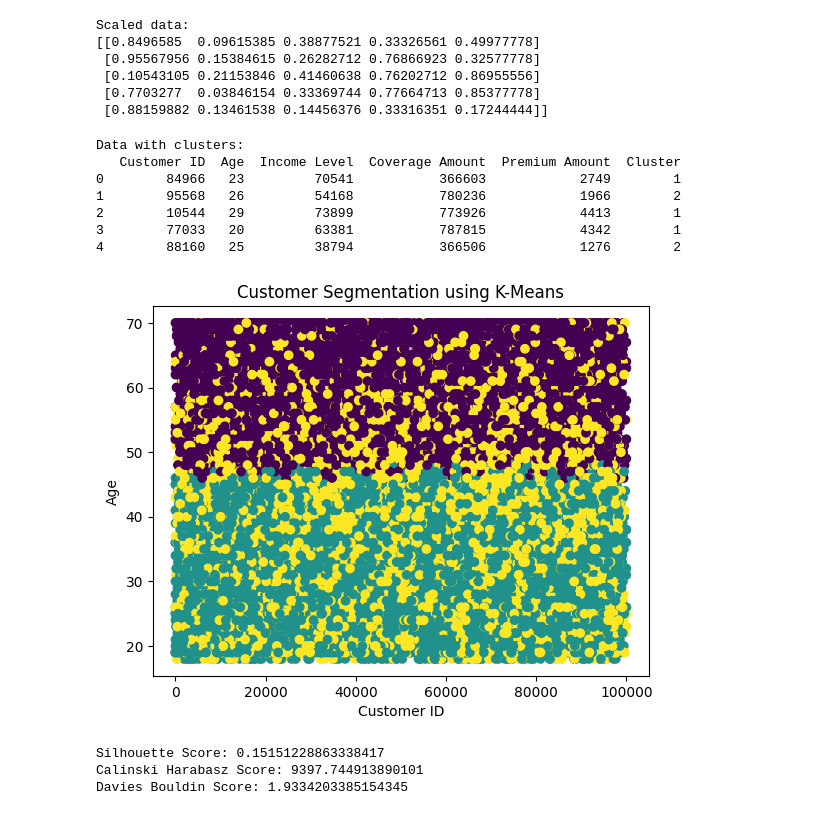
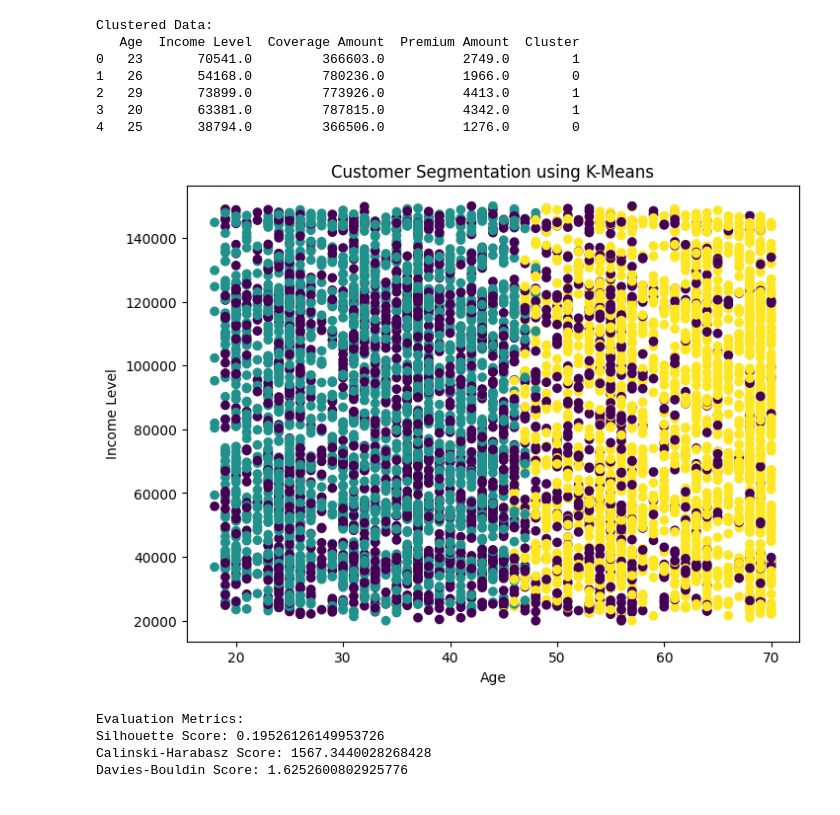
Before and after one commit to Vyshnavi262007/Assignment-3-AIML, a Jupyter notebook: Customer_Segmentation_Using_K_Means.ipynb, the cells around one changed output. Saved outputs shown, nothing was run; the diff lists cells and outputs as text; code cells hidden in the pictures.

```diff
--- a/Customer_Segmentation_Using_K_Means.ipynb
+++ b/Customer_Segmentation_Using_K_Means.ipynb
@@ -56,6 +35,8 @@ memory usage: 8.2+ MB
 # %%
 print("\nMissing values:")
 print(df.isnull().sum())
+# 3. Handle missing values
+df = df.dropna()
 # %% [output]
 Missing values:
 Customer ID                           0
@@ -76,12 +57,11 @@ Segmentation Group                    0
 dtype: int64
 # %%
-# keep only numeric columns
-df_num = df.select_dtypes(include=np.number).copy()
+# 4. Select numeric columns
+df_num = df.select_dtypes(include=np.number)
+if 'Customer ID' in df_num.columns:
+    df_num = df_num.drop(columns=['Customer ID'])
 
 print("\nNumeric columns used:")
-print(df_num.columns.tolist())
-
-# remove rows with missing values if any
-df_num = df_num.dropna()
+print(df_num.columns)
 # %% [output]
 Numeric columns used:
@@ -108,54 +69,48 @@ plt.show()
 # %%
-# scaling
+# 5. Feature Scaling
 scaler = MinMaxScaler()
 X_scaled = scaler.fit_transform(df_num)
-
-print("\nScaled data:")
-print(X_scaled[:5])
-# %% [output]
-Scaled data:
-[[0.8496585  0.09615385 0.38877521 0.33326561 0.49977778]
- [0.95567956 0.15384615 0.26282712 0.76866923 0.32577778]
- [0.10543105 0.21153846 0.41460638 0.76202712 0.86955556]
- [0.7703277  0.03846154 0.33369744 0.77664713 0.85377778]
- [0.88159882 0.13461538 0.14456376 0.33316351 0.17244444]]
 # %%
-# apply KMeans
-kmeans = KMeans(n_clusters=3, random_state=42, n_init=10)
+# 6. Apply K-Means
+k = 3
+kmeans = KMeans(n_clusters=k, random_state=42, n_init=10)
 clusters = kmeans.fit_predict(X_scaled)
 # %%
-# add cluster labels
+# 7. Add cluster labels
 df_num['Cluster'] = clusters
 
-print("\nData with clusters:")
+print("\nClustered Data:")
 print(df_num.head())
 # %% [output]
-Data with clusters:
-   Customer ID  Age  Income Level  Coverage Amount  Premium Amount  Cluster
-0        84966   23         70541           366603            2749        1
-1        95568   26         54168           780236            1966        2
-2        10544   29         73899           773926            4413        1
-3        77033   20         63381           787815            4342        1
-4        88160   25         38794           366506            1276        2
+Clustered Data:
+   Age  Income Level  Coverage Amount  Premium Amount  Cluster
+0   23       70541.0         366603.0          2749.0        1
+1   26       54168.0         780236.0          1966.0        0
+2   29       73899.0         773926.0          4413.0        1
+3   20       63381.0         787815.0          4342.0        1
+4   25       38794.0         366506.0          1276.0        0
 # %%
-# cluster visualization
-plt.scatter(df_num.iloc[:, 0], df_num.iloc[:, 1], c=df_num['Cluster'])
-plt.title("Customer Segmentation using K-Means")
+# 8. Visualization (first 2 features)
+plt.figure(figsize=(8,6))
+plt.scatter(df_num.iloc[:,0], df_num.iloc[:,1], c=clusters)
 plt.xlabel(df_num.columns[0])
 plt.ylabel(df_num.columns[1])
+plt.title("Customer Segmentation using K-Means")
 plt.show()
 # %% [output]
-[figure, old version]
+[figure, new version]
 # %%
-# clustering metrics
+# 9. Clustering Evaluation Metrics
 sil = silhouette_score(X_scaled, clusters)
 ch = calinski_harabasz_score(X_scaled, clusters)
 db = davies_bouldin_score(X_scaled, clusters)
 
-print("\nSilhouette Score:", sil)
-print("Calinski Harabasz Score:", ch)
-print("Davies Bouldin Score:", db)
+print("\nEvaluation Metrics:")
+print("Silhouette Score:", sil)
+print("Calinski-Harabasz Score:", ch)
+print("Davies-Bouldin Score:", db)
 # %% [output]
-Silhouette Score: 0.15151228863338417
-Calinski Harabasz Score: 9397.744913890101
-Davies Bouldin Score: 1.9334203385154345
+Evaluation Metrics:
+Silhouette Score: 0.19526126149953726
+Calinski-Harabasz Score: 1567.3440028268428
+Davies-Bouldin Score: 1.6252600802925776
```
Also changed, not shown: parts of 11 cells of this notebook.
